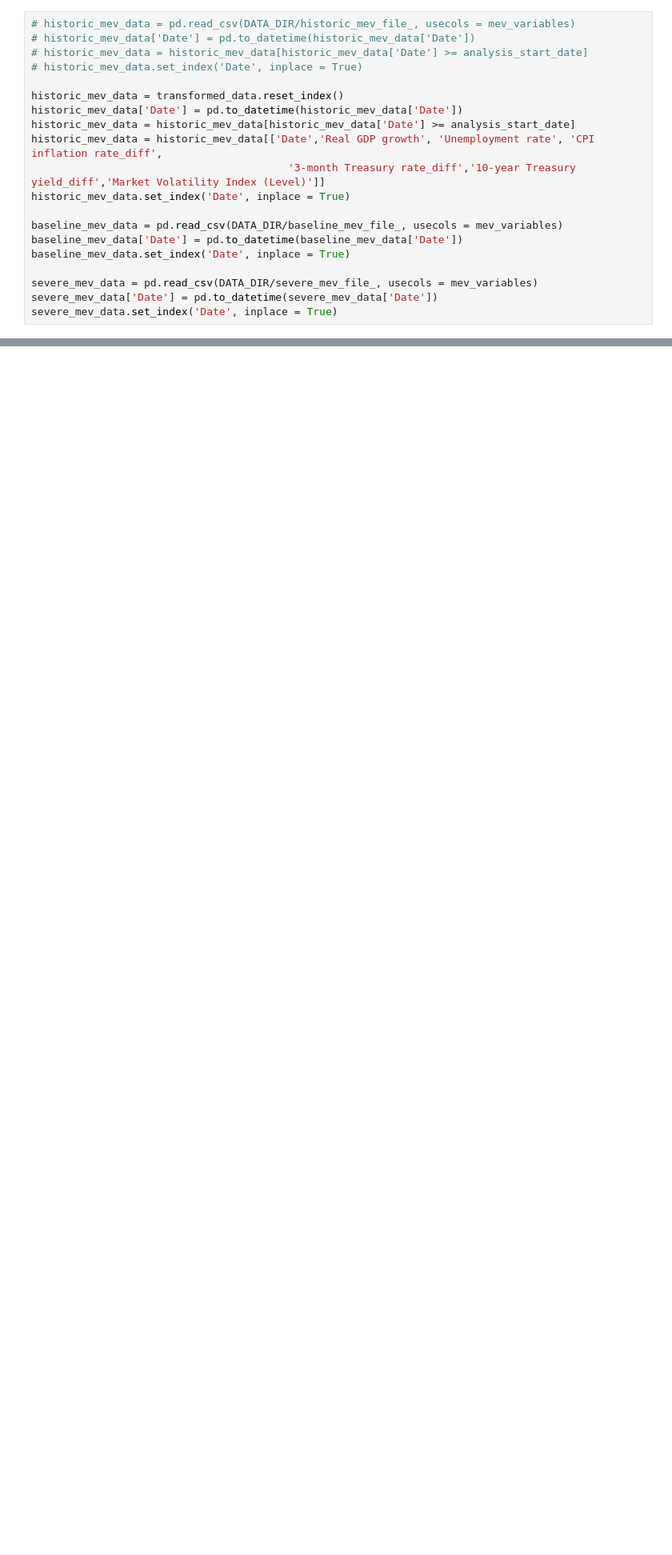
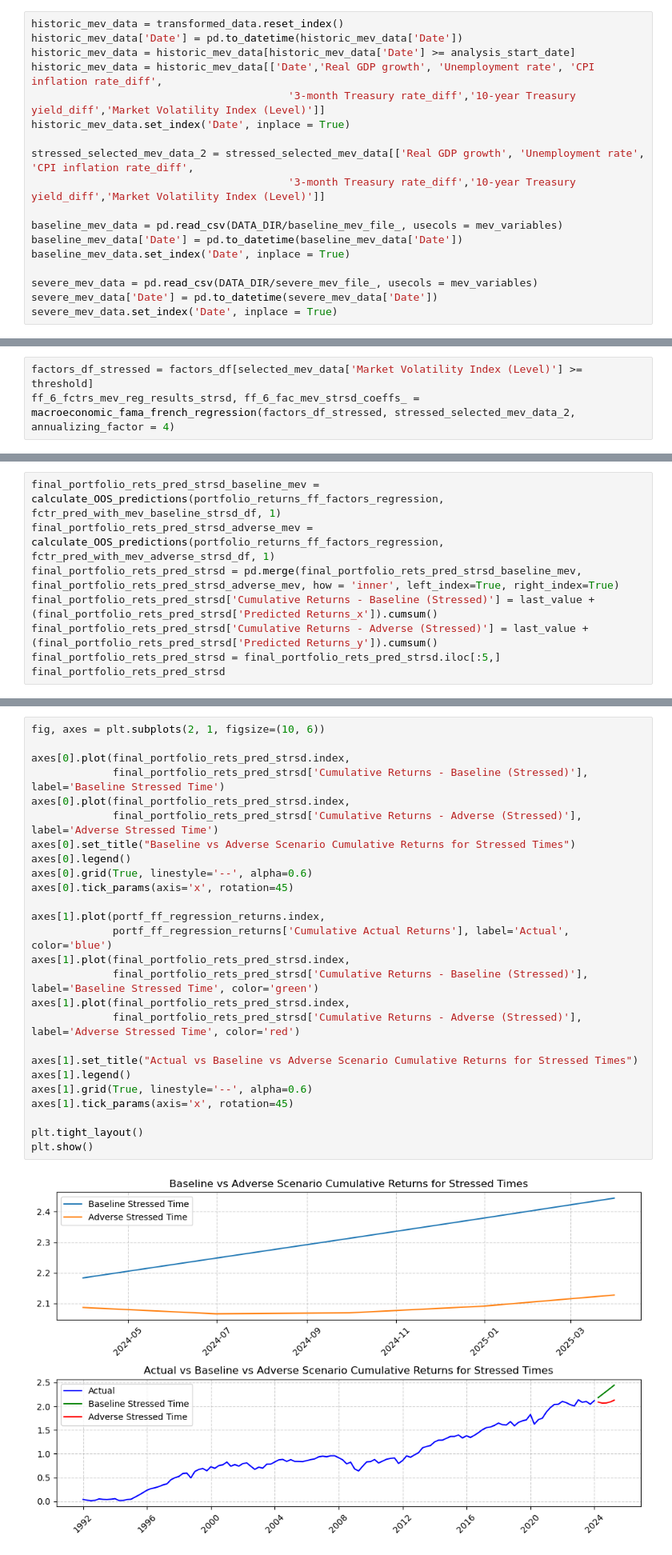
Before and after one commit to Raafayuqaily/TE-Portfolio-Stress-Testing-Final-Project, a Jupyter notebook: Final_Project2_Notebook_V7.ipynb, the cells around one changed output, grey strips where cells are left out. Shown at 80% size. Cells and saved outputs as stored; diff of their text form; blank space fills up the shorter version.

```diff
--- a/Final_Project2_Notebook_V7.ipynb
+++ b/Final_Project2_Notebook_V7.ipynb
@@ -1647,15 +1630,13 @@ transformed_data
 # %%
-# historic_mev_data = pd.read_csv(DATA_DIR/historic_mev_file_, usecols = mev_variables)
-# historic_mev_data['Date'] = pd.to_datetime(historic_mev_data['Date'])
-# historic_mev_data = historic_mev_data[historic_mev_data['Date'] >= analysis_start_date]
-# historic_mev_data.set_index('Date', inplace = True)
-
 historic_mev_data = transformed_data.reset_index()
 historic_mev_data['Date'] = pd.to_datetime(historic_mev_data['Date'])
 historic_mev_data = historic_mev_data[historic_mev_data['Date'] >= analysis_start_date]
 historic_mev_data = historic_mev_data[['Date','Real GDP growth', 'Unemployment rate', 'CPI inflation rate_diff',
                                          '3-month Treasury rate_diff','10-year Treasury yield_diff','Market Volatility Index (Level)']]
 historic_mev_data.set_index('Date', inplace = True)
+
+stressed_selected_mev_data_2 = stressed_selected_mev_data[['Real GDP growth', 'Unemployment rate', 'CPI inflation rate_diff',
+                                         '3-month Treasury rate_diff','10-year Treasury yield_diff','Market Volatility Index (Level)']]
 
 baseline_mev_data = pd.read_csv(DATA_DIR/baseline_mev_file_, usecols = mev_variables)
 baseline_mev_data['Date'] = pd.to_datetime(baseline_mev_data['Date'])
@@ -1700,0 +1692,3 @@ Interestingly, the Investment Factor (CMA) exhibited marginal significance with
+# %%
+factors_df_stressed = factors_df[selected_mev_data['Market Volatility Index (Level)'] >= threshold]
+ff_6_fctrs_mev_reg_results_strsd, ff_6_fac_mev_strsd_coeffs_ = macroeconomic_fama_french_regression(factors_df_stressed, stressed_selected_mev_data_2, annualizing_factor = 4)
@@ -1793,0 +1848,8 @@ plt.show()
+# %%
+final_portfolio_rets_pred_strsd_baseline_mev = calculate_OOS_predictions(portfolio_returns_ff_factors_regression, fctr_pred_with_mev_baseline_strsd_df, 1)
+final_portfolio_rets_pred_strsd_adverse_mev = calculate_OOS_predictions(portfolio_returns_ff_factors_regression, fctr_pred_with_mev_adverse_strsd_df, 1)
+final_portfolio_rets_pred_strsd = pd.merge(final_portfolio_rets_pred_strsd_baseline_mev, final_portfolio_rets_pred_strsd_adverse_mev, how = 'inner', left_index=True, right_index=True)
+final_portfolio_rets_pred_strsd['Cumulative Returns - Baseline (Stressed)'] = last_value + (final_portfolio_rets_pred_strsd['Predicted Returns_x']).cumsum()
+final_portfolio_rets_pred_strsd['Cumulative Returns - Adverse (Stressed)'] = last_value + (final_portfolio_rets_pred_strsd['Predicted Returns_y']).cumsum()
+final_portfolio_rets_pred_strsd = final_portfolio_rets_pred_strsd.iloc[:5,]
+final_portfolio_rets_pred_strsd
@@ -1793,0 +1864,28 @@ plt.show()
+# %%
+fig, axes = plt.subplots(2, 1, figsize=(10, 6))
+
+axes[0].plot(final_portfolio_rets_pred_strsd.index,
+             final_portfolio_rets_pred_strsd['Cumulative Returns - Baseline (Stressed)'], label='Baseline Stressed Time')
+axes[0].plot(final_portfolio_rets_pred_strsd.index,
+             final_portfolio_rets_pred_strsd['Cumulative Returns - Adverse (Stressed)'], label='Adverse Stressed Time')
+axes[0].set_title("Baseline vs Adverse Scenario Cumulative Returns for Stressed Times")
+axes[0].legend()
+axes[0].grid(True, linestyle='--', alpha=0.6)
+axes[0].tick_params(axis='x', rotation=45)
+
+axes[1].plot(portf_ff_regression_returns.index,
+             portf_ff_regression_returns['Cumulative Actual Returns'], label='Actual', color='blue')
+axes[1].plot(final_portfolio_rets_pred_strsd.index,
+             final_portfolio_rets_pred_strsd['Cumulative Returns - Baseline (Stressed)'], label='Baseline Stressed Time', color='green')
+axes[1].plot(final_portfolio_rets_pred_strsd.index,
+             final_portfolio_rets_pred_strsd['Cumulative Returns - Adverse (Stressed)'], label='Adverse Stressed Time', color='red')
+
+axes[1].set_title("Actual vs Baseline vs Adverse Scenario Cumulative Returns for Stressed Times")
+axes[1].legend()
+axes[1].grid(True, linestyle='--', alpha=0.6)
+axes[1].tick_params(axis='x', rotation=45)
+
+plt.tight_layout()
+plt.show()
+# %% [output]
+[figure, added]
```
Also changed, not shown: parts of 16 cells of this notebook.
